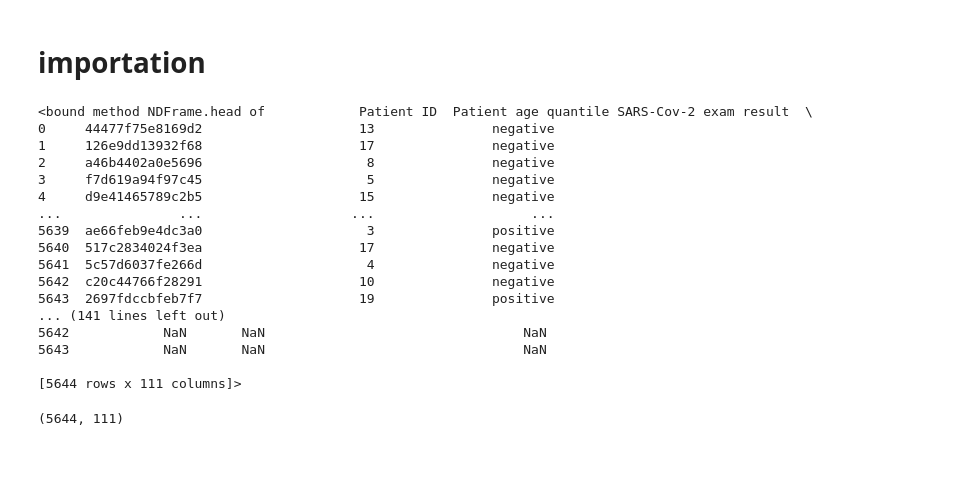
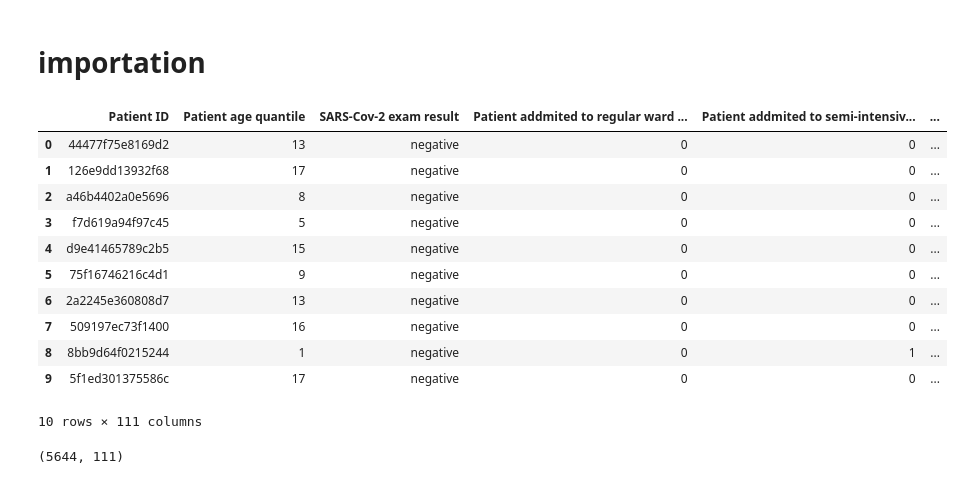
Before and after one commit to Dar-rius/Analyse_corona, a Jupyter notebook: corona.ipynb, the cells around one changed output. Saved outputs shown, nothing was run; the diff lists cells and outputs as text; code cells hidden in the pictures; blank space fills up the shorter version.

```diff
--- a/corona.ipynb
+++ b/corona.ipynb
@@ -7,25 +7,20 @@ import seaborn as sns
 import pandas as pd
 # %%
 df = pd.read_excel('corona/dataset.xlsx')
-print(df.head)
+df.head(10)
 # %% [output]
+|  | Patient ID | Patient age quantile | SARS-Cov-2 exam result | Patient addmited to regular ward ... | Patient addmited to semi-intensiv... | ... |
+| 0 | 44477f75e8169d2 | 13 | negative | 0 | 0 | ... |
+| 1 | 126e9dd13932f68 | 17 | negative | 0 | 0 | ... |
+| 2 | a46b4402a0e5696 | 8 | negative | 0 | 0 | ... |
+| 3 | f7d619a94f97c45 | 5 | negative | 0 | 0 | ... |
+| 4 | d9e41465789c2b5 | 15 | negative | 0 | 0 | ... |
+| 5 | 75f16746216c4d1 | 9 | negative | 0 | 0 | ... |
+| 6 | 2a2245e360808d7 | 13 | negative | 0 | 0 | ... |
+| 7 | 509197ec73f1400 | 16 | negative | 0 | 0 | ... |
+| 8 | 8bb9d64f0215244 | 1 | negative | 0 | 1 | ... |
+| 9 | 5f1ed301375586c | 17 | negative | 0 | 0 | ... |
-<bound method NDFrame.head of            Patient ID  Patient age quantile SARS-Cov-2 exam result  \
-0     44477f75e8169d2                    13               negative
-1     126e9dd13932f68                    17               negative
-2     a46b4402a0e5696                     8               negative
-3     f7d619a94f97c45                     5               negative
-4     d9e41465789c2b5                    15               negative
-...               ...                   ...                    ...
-5639  ae66feb9e4dc3a0                     3               positive
-5640  517c2834024f3ea                    17               negative
-5641  5c57d6037fe266d                     4               negative
-5642  c20c44766f28291                    10               negative
-5643  2697fdccbfeb7f7                    19               positive
-... (141 lines left out)
-5642            NaN       NaN                                 NaN
-5643            NaN       NaN                                 NaN
-
-[5644 rows x 111 columns]>
+10 rows × 111 columns
 # %%
 print(df.shape)
 # %% [output]
```
Also changed, not shown: parts of 22 cells of this notebook.
